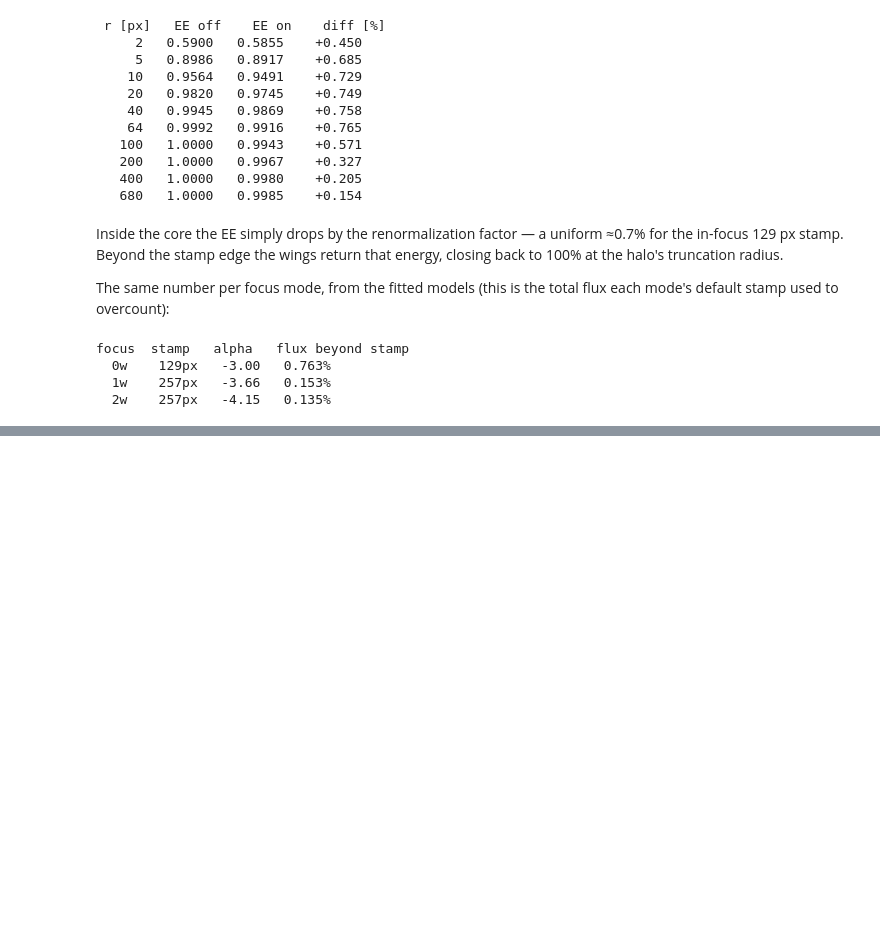
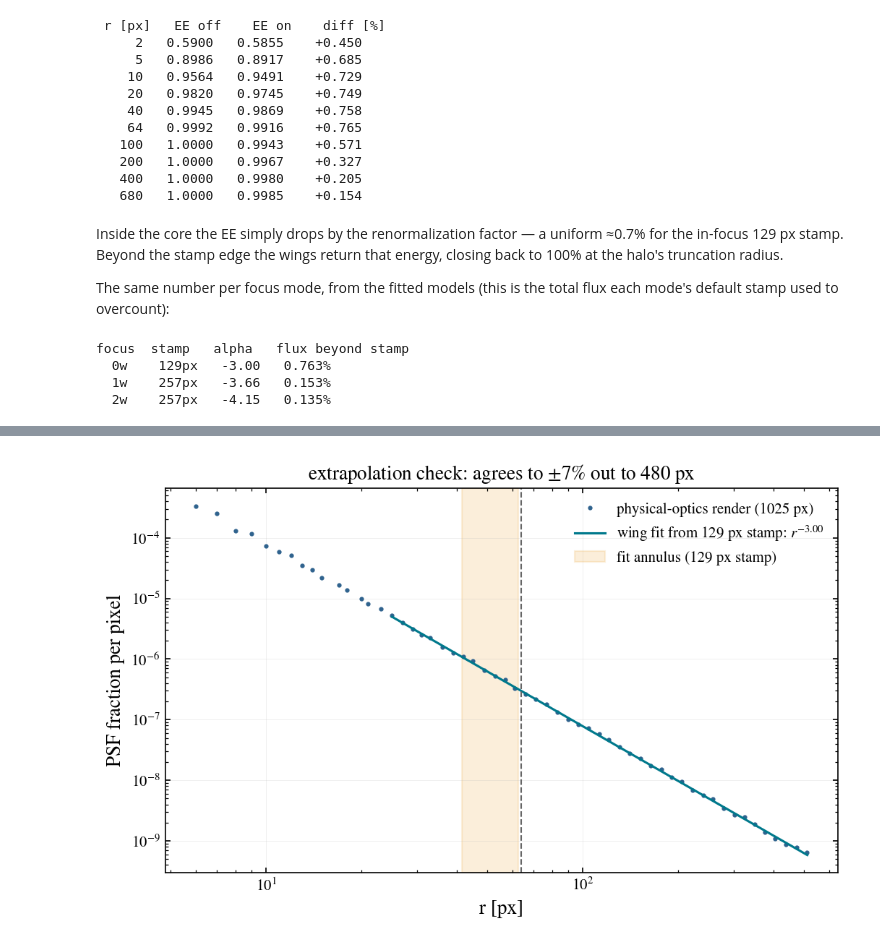
Before and after one commit to schmidt-observatories/wcc-sim, a Jupyter notebook: notebooks/07_psf_wings.ipynb, the cells around one changed output, grey strips where cells are left out. Saved outputs shown, nothing was run; the diff lists cells and outputs as text; code cells hidden in the pictures; blank space fills up the shorter version.

```diff
--- a/notebooks/07_psf_wings.ipynb
+++ b/notebooks/07_psf_wings.ipynb
@@ -248,0 +313,16 @@ focus  stamp   alpha   flux beyond stamp
+# %%
+psf_big = render_oversampled_psf(sim, 0, oversample=1, stamp_npix=1025)
+nb_ = psf_big.shape[0]; hb = nb_ // 2
+yy, xx = np.mgrid[:nb_, :nb_]
+rbig = np.hypot(yy - hb, xx - hb)
+radii_chk = [80, 120, 180, 260, 360, 480]
+print(' r [px]   rendered PSF   c*r^alpha    ratio')
+ratios = []
+for r0 in radii_chk:
+    m = (rbig > r0 - 2) & (rbig < r0 + 2)
+    meas = np.median(psf_big[m])
+    model = wings[0].profile(r0)
+    ratios.append(meas / model)
+    print(f'{r0:6d}   {meas:.3e}   {model:.3e}   {meas / model:6.2f}')
+assert max(abs(np.log(ratios))) < np.log(1.2), \
+    'extrapolation should match physical optics to <20%'
@@ -249 +337,18 @@ focus  stamp   alpha   flux beyond stamp
+# %%
+rb = np.unique(np.geomspace(6, hb - 2, 60).astype(int))
+prof_big = [np.median(psf_big[(rbig > b - 2) & (rbig < b + 2)]) for b in rb]
+fig, ax = plt.subplots(figsize=(8, 4.6))
+ax.loglog(rb, prof_big, '.', ms=4, color='#30638e',
+          label='physical-optics render (1025 px)')
+rr = np.geomspace(25, hb, 100)
+ax.loglog(rr, wings[0].profile(rr), '-', color='#00798c', lw=1.5,
+          label=f'wing fit from 129 px stamp: $r^{{{wings[0].alpha:.2f}}}$')
+ax.axvspan(0.65 * 64, 0.98 * 64, color='#edae49', alpha=0.2,
+           label='fit annulus (129 px stamp)')
+ax.axvline(64, color='0.4', ls='--', lw=1)
+ax.set_xlabel('r [px]'); ax.set_ylabel('PSF fraction per pixel')
+ax.set_title('extrapolation check: agrees to $\pm$7% out to 480 px')
+ax.legend();
+# %% [output]
+[figure, added]
 # %% [markdown]
```
Also changed, not shown: parts of 5 cells of this notebook.
